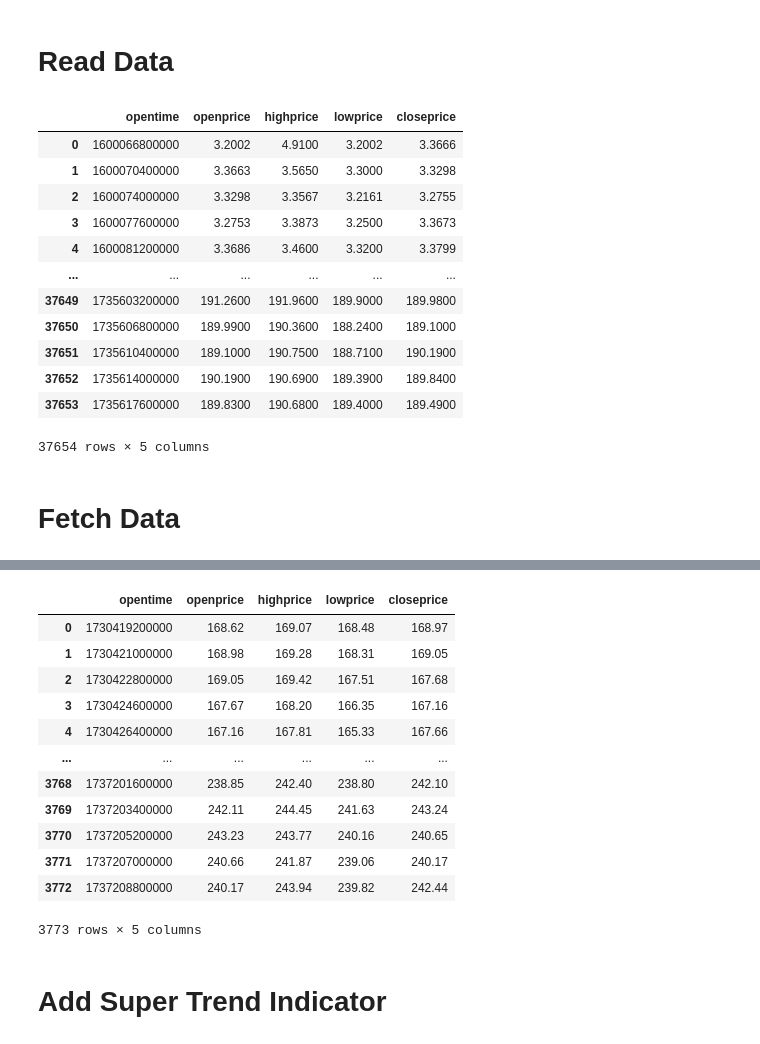
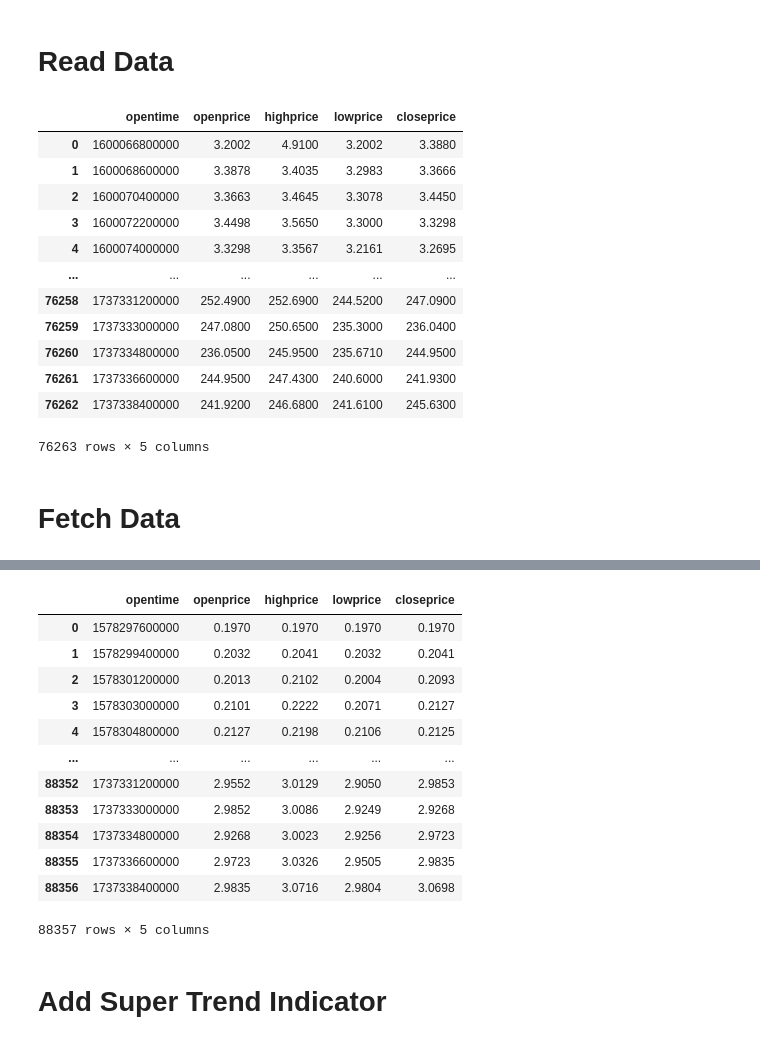
Before and after one commit to rheza-bitwyre/local-share-2, a Jupyter notebook: 03X_ST_IC/01_dev/03_1_ST_IC_MACD.ipynb, the cells around one changed output, grey strips where cells are left out. Saved outputs shown, nothing was run; the diff lists cells and outputs as text; code cells hidden in the pictures.

```diff
--- a/03X_ST_IC/01_dev/03_1_ST_IC_MACD.ipynb
+++ b/03X_ST_IC/01_dev/03_1_ST_IC_MACD.ipynb
@@ -13,22 +13,22 @@ def load_and_clean_data(csv_file):
     # Return the cleaned DataFrame
     return df
 # %%
-df = load_and_clean_data('SOL_USDT_futures_data_2020.csv')
+df = load_and_clean_data('SOLUSDT_30m.csv')
 df
 # %% [output]
 |  | opentime | openprice | highprice | lowprice | closeprice |
-| 0 | 1600066800000 | 3.2002 | 4.9100 | 3.2002 | 3.3666 |
-| 1 | 1600070400000 | 3.3663 | 3.5650 | 3.3000 | 3.3298 |
-| 2 | 1600074000000 | 3.3298 | 3.3567 | 3.2161 | 3.2755 |
-| 3 | 1600077600000 | 3.2753 | 3.3873 | 3.2500 | 3.3673 |
-| 4 | 1600081200000 | 3.3686 | 3.4600 | 3.3200 | 3.3799 |
+| 0 | 1600066800000 | 3.2002 | 4.9100 | 3.2002 | 3.3880 |
+| 1 | 1600068600000 | 3.3878 | 3.4035 | 3.2983 | 3.3666 |
+| 2 | 1600070400000 | 3.3663 | 3.4645 | 3.3078 | 3.4450 |
+| 3 | 1600072200000 | 3.4498 | 3.5650 | 3.3000 | 3.3298 |
+| 4 | 1600074000000 | 3.3298 | 3.3567 | 3.2161 | 3.2695 |
 | ... | ... | ... | ... | ... | ... |
-| 37649 | 1735603200000 | 191.2600 | 191.9600 | 189.9000 | 189.9800 |
-| 37650 | 1735606800000 | 189.9900 | 190.3600 | 188.2400 | 189.1000 |
-| 37651 | 1735610400000 | 189.1000 | 190.7500 | 188.7100 | 190.1900 |
-| 37652 | 1735614000000 | 190.1900 | 190.6900 | 189.3900 | 189.8400 |
-| 37653 | 1735617600000 | 189.8300 | 190.6800 | 189.4000 | 189.4900 |
+| 76258 | 1737331200000 | 252.4900 | 252.6900 | 244.5200 | 247.0900 |
+| 76259 | 1737333000000 | 247.0800 | 250.6500 | 235.3000 | 236.0400 |
+| 76260 | 1737334800000 | 236.0500 | 245.9500 | 235.6710 | 244.9500 |
+| 76261 | 1737336600000 | 244.9500 | 247.4300 | 240.6000 | 241.9300 |
+| 76262 | 1737338400000 | 241.9200 | 246.6800 | 241.6100 | 245.6300 |
-37654 rows × 5 columns
+76263 rows × 5 columns
 # %% [markdown]
 # Fetch Data
 # %%
@@ -106,9 +106,9 @@ def binance_recursive_fetch_2(coins, interval, starttime, endtime, data_type='sp
 # %%
 # Fetch COIN USDT
 sample_spot = binance_recursive_fetch_2(
-    ['SOL'],
+    ['XRP'],
     '30m',
-    starttime=int(pd.to_datetime('2024-11-01 00:00', utc=True).timestamp() * 1000),
+    starttime=int(pd.to_datetime('2000-11-01 00:00', utc=True).timestamp() * 1000),
     endtime=int(pd.to_datetime('2026-01-01 00:00', utc=True).timestamp() * 1000),
     data_type='futures'  # Fetch futures/sport
 )
@@ -140,14 +151,14 @@ df
 Duplicate timestamp detected. Stopping fetch.
 |  | opentime | openprice | highprice | lowprice | closeprice |
-| 0 | 1730419200000 | 168.62 | 169.07 | 168.48 | 168.97 |
-| 1 | 1730421000000 | 168.98 | 169.28 | 168.31 | 169.05 |
-| 2 | 1730422800000 | 169.05 | 169.42 | 167.51 | 167.68 |
-| 3 | 1730424600000 | 167.67 | 168.20 | 166.35 | 167.16 |
-| 4 | 1730426400000 | 167.16 | 167.81 | 165.33 | 167.66 |
+| 0 | 1578297600000 | 0.1970 | 0.1970 | 0.1970 | 0.1970 |
+| 1 | 1578299400000 | 0.2032 | 0.2041 | 0.2032 | 0.2041 |
+| 2 | 1578301200000 | 0.2013 | 0.2102 | 0.2004 | 0.2093 |
+| 3 | 1578303000000 | 0.2101 | 0.2222 | 0.2071 | 0.2127 |
+| 4 | 1578304800000 | 0.2127 | 0.2198 | 0.2106 | 0.2125 |
 | ... | ... | ... | ... | ... | ... |
-| 3768 | 1737201600000 | 238.85 | 242.40 | 238.80 | 242.10 |
-| 3769 | 1737203400000 | 242.11 | 244.45 | 241.63 | 243.24 |
-| 3770 | 1737205200000 | 243.23 | 243.77 | 240.16 | 240.65 |
-| 3771 | 1737207000000 | 240.66 | 241.87 | 239.06 | 240.17 |
-| 3772 | 1737208800000 | 240.17 | 243.94 | 239.82 | 242.44 |
+| 88352 | 1737331200000 | 2.9552 | 3.0129 | 2.9050 | 2.9853 |
+| 88353 | 1737333000000 | 2.9852 | 3.0086 | 2.9249 | 2.9268 |
+| 88354 | 1737334800000 | 2.9268 | 3.0023 | 2.9256 | 2.9723 |
+| 88355 | 1737336600000 | 2.9723 | 3.0326 | 2.9505 | 2.9835 |
+| 88356 | 1737338400000 | 2.9835 | 3.0716 | 2.9804 | 3.0698 |
-3773 rows × 5 columns
+88357 rows × 5 columns
```
Also changed, not shown: parts of 66 cells of this notebook, 4 other files.
